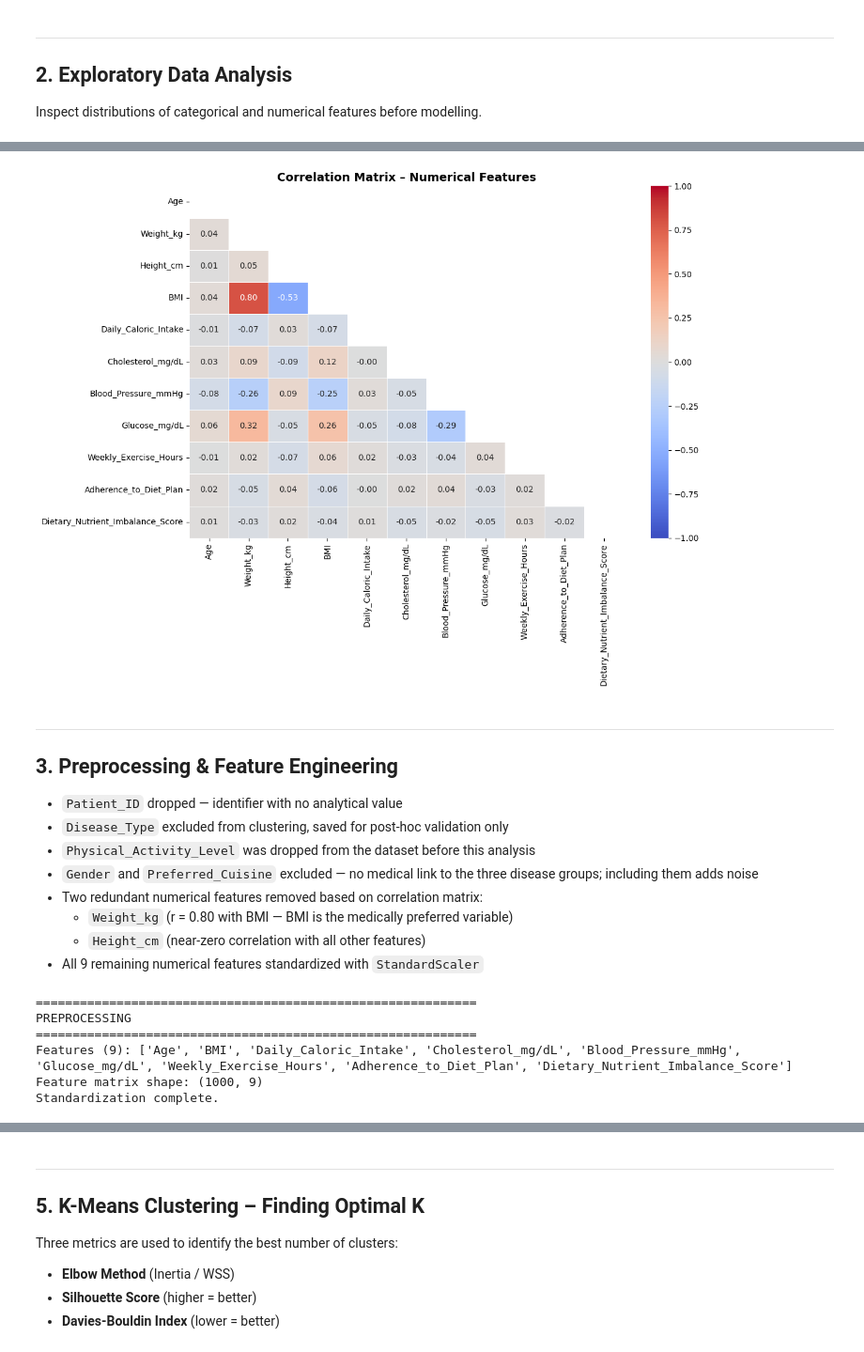
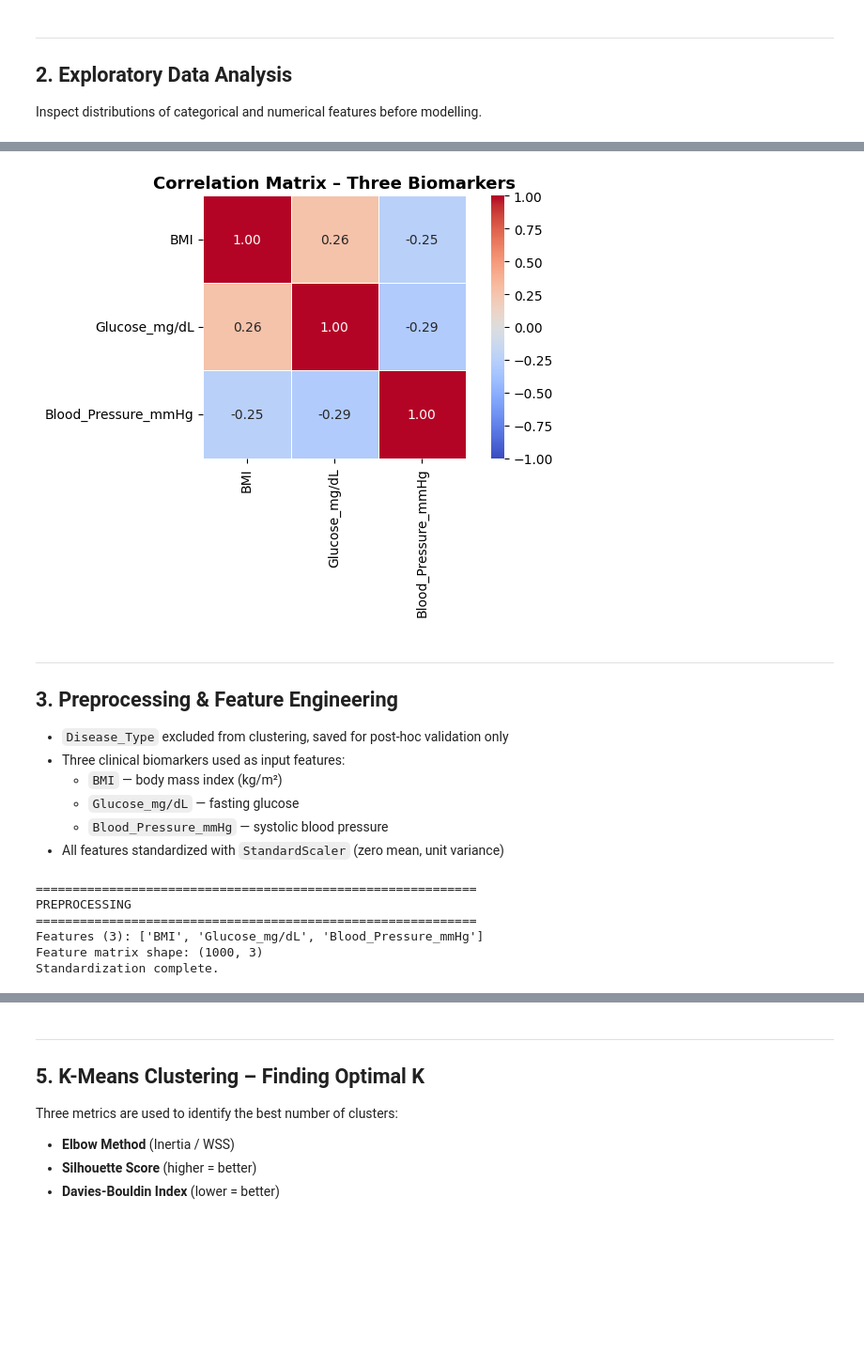
Before and after one commit to Fahad-Nawar/disease-subgroup-discovery, a Jupyter notebook: dietary_analysis.ipynb, the cells around one changed output, grey strips where cells are left out. Shown at 94% size. Saved outputs shown, nothing was run; the diff lists cells and outputs as text; code cells hidden in the pictures; blank space fills up the shorter version.

```diff
--- a/dietary_analysis.ipynb
+++ b/dietary_analysis.ipynb
@@ -38,7 +38,7 @@ from scipy.cluster.hierarchy import dendrogram, linkage
 import os, glob
 
 # Auto-locate the CSV regardless of working directory (local or Colab)
-_csv_name = "diet_recommendations_dataset (best).csv"
+_csv_name = "dataset for machine project.csv"
 _candidates = [
     f"dataset/{_csv_name}",
     f"../{_csv_name}",
@@ -58,6 +58,11 @@ if _found is None:
 print(f"Dataset found at: {_found}")
 df = pd.read_csv(_found)
 
+# Drop any all-NaN trailing columns from CSV export artifacts
+df = df.dropna(axis=1, how="all")
+# Drop rows with missing values in the three biomarkers
+df = df.dropna(subset=["BMI", "Glucose_mg/dL", "Blood_Pressure_mmHg"]).reset_index(drop=True)
+
 print("=" * 60)
 print("DATASET OVERVIEW")
 print("=" * 60)
@@ -140,51 +139,36 @@ Name: count, dtype: int64
 # %%
-# Correlation heatmap — all numerical columns in the dataset
-num_cols = ["Age", "Weight_kg", "Height_cm", "BMI", "Daily_Caloric_Intake",
-            "Cholesterol_mg/dL", "Blood_Pressure_mmHg", "Glucose_mg/dL",
-            "Weekly_Exercise_Hours", "Adherence_to_Diet_Plan",
-            "Dietary_Nutrient_Imbalance_Score"]
+# Correlation heatmap — the three biomarkers
+num_cols = ["BMI", "Glucose_mg/dL", "Blood_Pressure_mmHg"]
 
-plt.figure(figsize=(12, 9))
+plt.figure(figsize=(7, 5))
 corr = df[num_cols].corr()
-mask = np.triu(np.ones_like(corr, dtype=bool))
-sns.heatmap(corr, mask=mask, annot=True, fmt=".2f", cmap="coolwarm",
-            linewidths=0.5, vmin=-1, vmax=1)
-plt.title("Correlation Matrix – Numerical Features", fontsize=14, fontweight="bold")
+sns.heatmap(corr, annot=True, fmt=".2f", cmap="coolwarm",
+            linewidths=0.5, vmin=-1, vmax=1, square=True)
+plt.title("Correlation Matrix – Three Biomarkers", fontsize=13, fontweight="bold")
 plt.tight_layout()
 plt.savefig("eda_correlation.png", dpi=150)
 plt.show()
 # %% [output]
-[figure, old version]
+[figure, new version]
 # %% [markdown]
 ---
 ## 3. Preprocessing & Feature Engineering
-- `Patient_ID` dropped — identifier with no analytical value
 - `Disease_Type` excluded from clustering, saved for post-hoc validation only
-- `Physical_Activity_Level` was dropped from the dataset before this analysis
-- `Gender` and `Preferred_Cuisine` excluded — no medical link to the three disease groups; including them adds noise
-- Two redundant numerical features removed based on correlation matrix:
-  - `Weight_kg` (r = 0.80 with BMI — BMI is the medically preferred variable)
-  - `Height_cm` (near-zero correlation with all other features)
-- All 9 remaining numerical features standardized with `StandardScaler`
+- Three clinical biomarkers used as input features:
+  - `BMI` — body mass index (kg/m²)
+  - `Glucose_mg/dL` — fasting glucose
+  - `Blood_Pressure_mmHg` — systolic blood pressure
+- All features standardized with `StandardScaler` (zero mean, unit variance)
 # %%
 print("\n" + "=" * 60)
 print("PREPROCESSING")
 print("=" * 60)
 
-# Patient_ID dropped — identifier
 # Disease_Type saved for post-hoc validation only
-# Gender & Preferred_Cuisine excluded — no medical link to disease groups
 labels_disease = df["Disease_Type"].copy()
 
-# 9 clinically relevant numerical features
-# Removed: Weight_kg (r=0.80 with BMI), Height_cm (near-zero corr with everything)
-numerical = [
-    "Age", "BMI", "Daily_Caloric_Intake",
-    "Cholesterol_mg/dL", "Blood_Pressure_mmHg", "Glucose_mg/dL",
-    "Weekly_Exercise_Hours", "Adherence_to_Diet_Plan",
-    "Dietary_Nutrient_Imbalance_Score"
-]
-
+# Three clinically relevant biomarkers
+numerical = ["BMI", "Glucose_mg/dL", "Blood_Pressure_mmHg"]
 df_encoded = df[numerical].copy()
 
 print(f"Features ({len(numerical)}): {numerical}")
@@ -197,8 +181,8 @@ print("Standardization complete.")
 ============================================================
 PREPROCESSING
 ============================================================
-Features (9): ['Age', 'BMI', 'Daily_Caloric_Intake', 'Cholesterol_mg/dL', 'Blood_Pressure_mmHg', 'Glucose_mg/dL', 'Weekly_Exercise_Hours', 'Adherence_to_Diet_Plan', 'Dietary_Nutrient_Imbalance_Score']
-Feature matrix shape: (1000, 9)
+Features (3): ['BMI', 'Glucose_mg/dL', 'Blood_Pressure_mmHg']
+Feature matrix shape: (1000, 3)
 Standardization complete.
 # %% [markdown]
 ---
```
Also changed, not shown: parts of 22 cells of this notebook, 20 other files.
